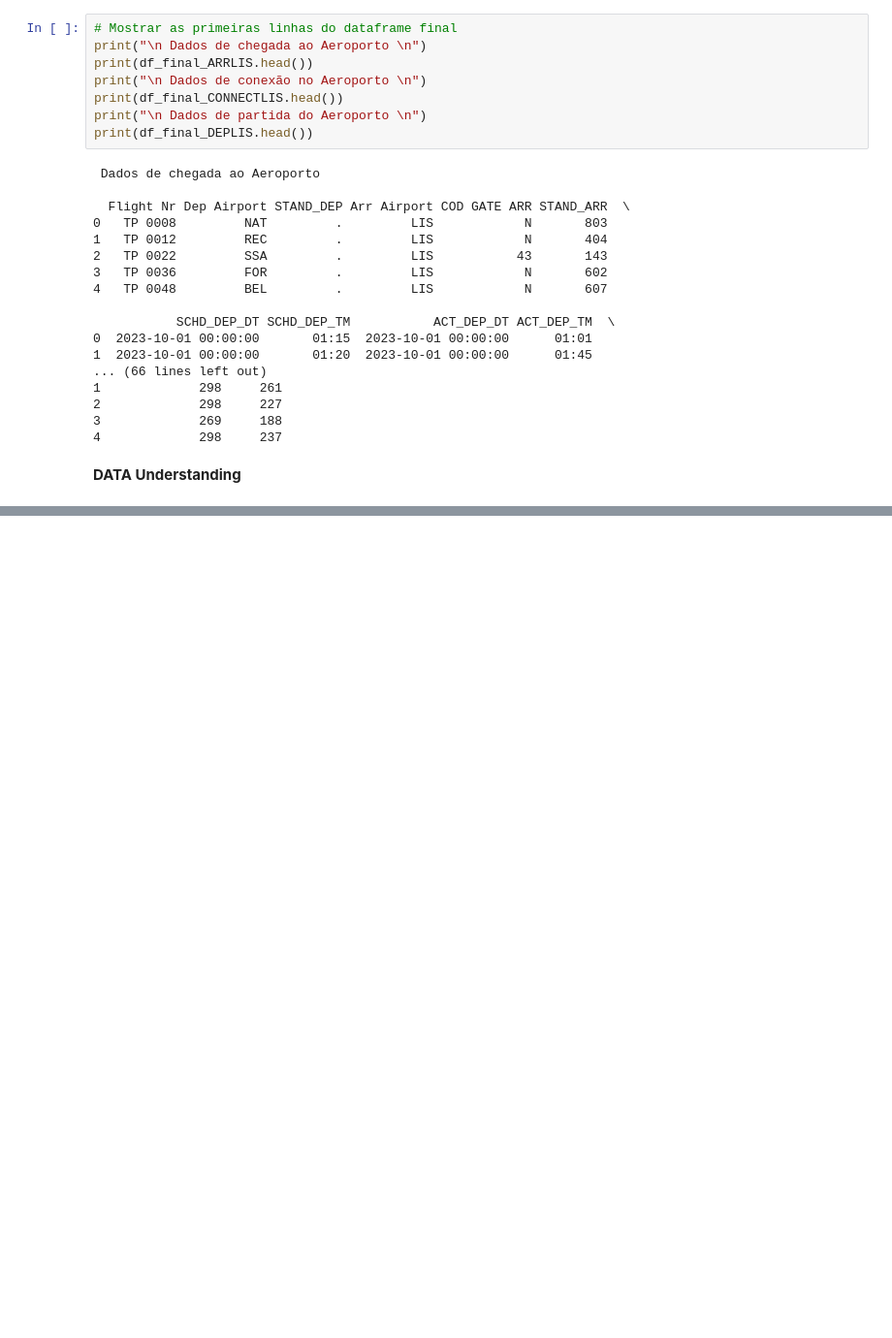
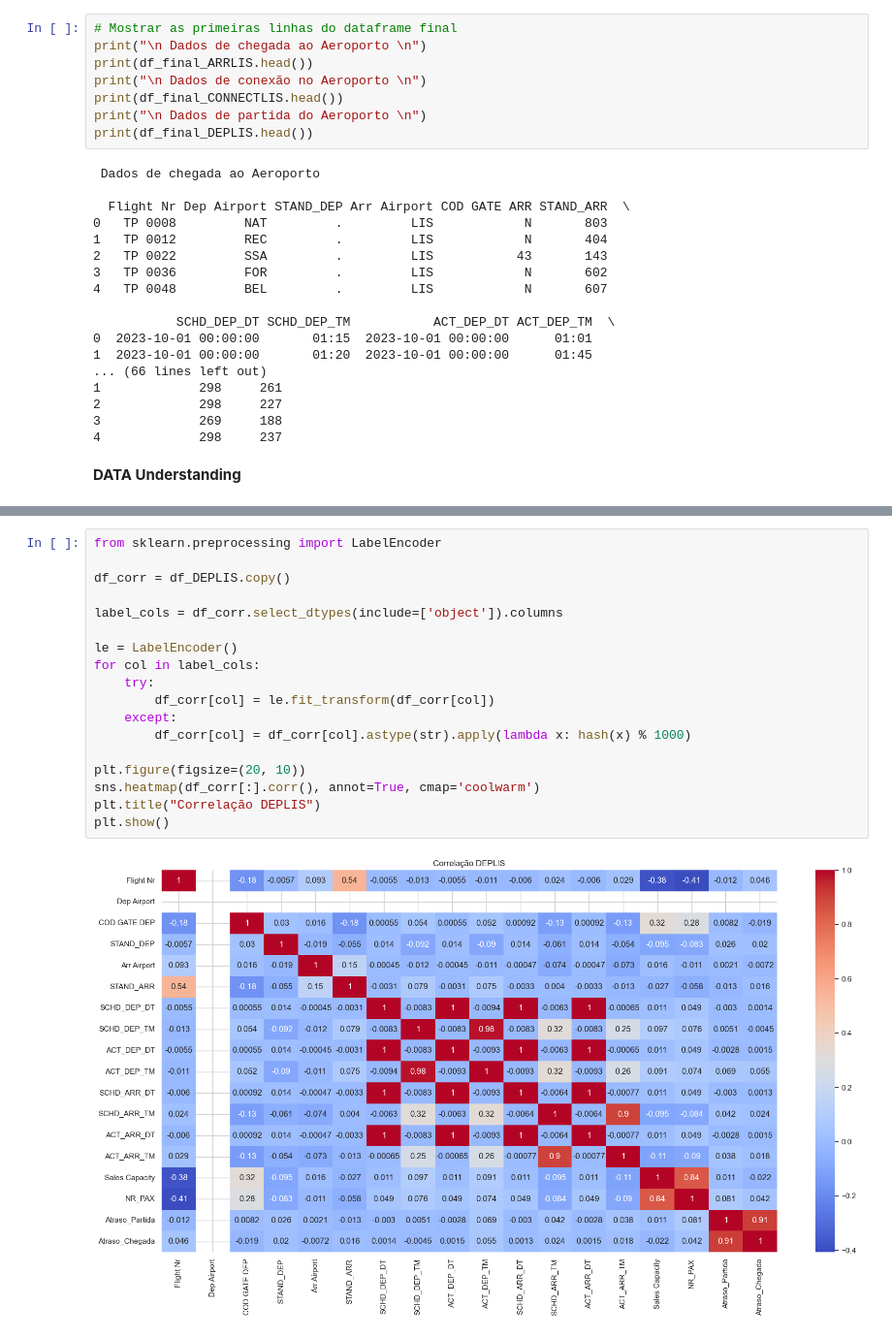
Before and after one commit to CostinhaJ/PIAA_TAP_Delay, a Jupyter notebook: DataUnderstanding.ipynb, the cells around one changed output, grey strips where cells are left out. Shown at 97% size. Drawn from its saved outputs; the diff is of its cells as text; blank space fills up the shorter version.

```diff
--- a/DataUnderstanding.ipynb
+++ b/DataUnderstanding.ipynb
@@ -393,0 +399,20 @@ sns.heatmap(correlation_matrix, annot=True, cmap="coolwarm", fmt=".2f")
+# %%
+from sklearn.preprocessing import LabelEncoder
+
+df_corr = df_DEPLIS.copy()
+
+label_cols = df_corr.select_dtypes(include=['object']).columns
+
+le = LabelEncoder()
+for col in label_cols:
+    try:
+        df_corr[col] = le.fit_transform(df_corr[col])
+    except:
+        df_corr[col] = df_corr[col].astype(str).apply(lambda x: hash(x) % 1000)
+
+plt.figure(figsize=(20, 10))
+sns.heatmap(df_corr[:].corr(), annot=True, cmap='coolwarm')
+plt.title("Correlação DEPLIS")
+plt.show()
+# %% [output]
+[figure, added]
```
Also changed, not shown: parts of 19 cells of this notebook.
